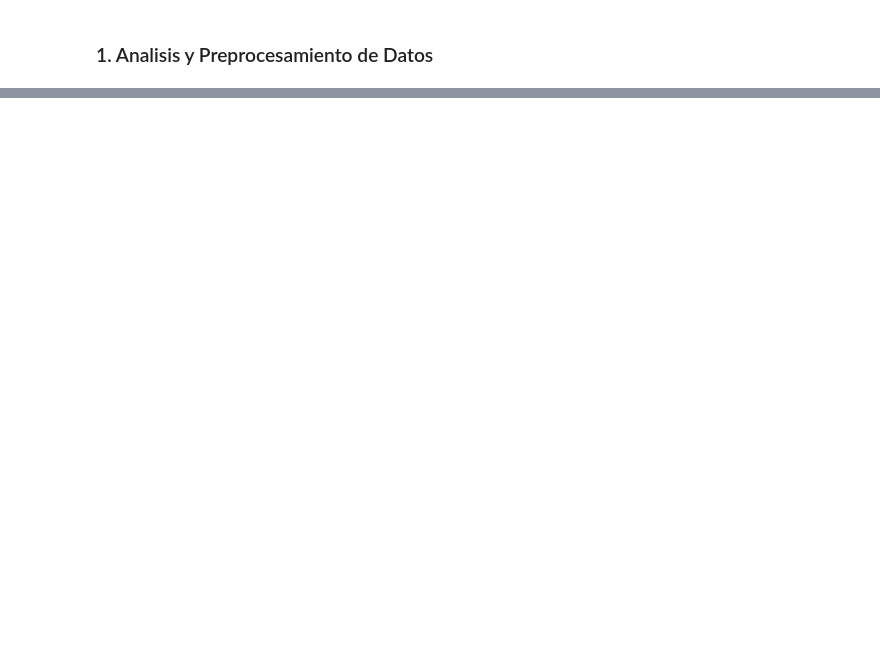
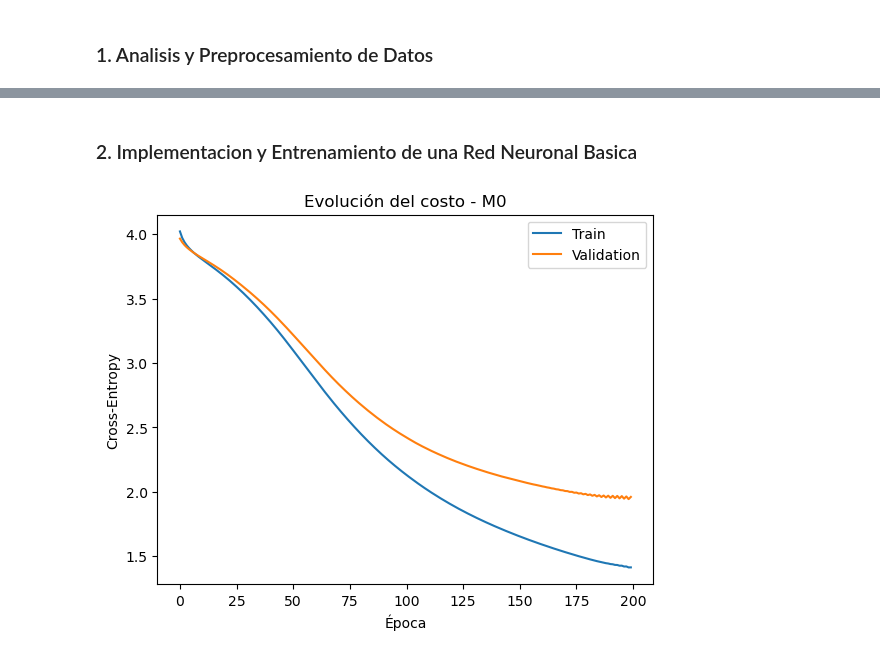
Before and after one commit to sofiyabo/Handwritten_Character_Classification_With_Neural_Networks, a Jupyter notebook: notebooks/Entrega_TP3.ipynb, the cells around one changed output, grey strips where cells are left out. Drawn from its saved outputs; the diff is of its cells as text; code cells hidden in the pictures; blank space fills up the shorter version.

```diff
--- a/notebooks/Entrega_TP3.ipynb
+++ b/notebooks/Entrega_TP3.ipynb
@@ -20,0 +37,6 @@ ModuleNotFoundError: No module named 'models'
+# %%
+#division del dataset y normalizacion
+
+Xtrain, Ytrain, Xval, Yval, Xtest, Ytest = data.initial_split(Ximg, Yimg)
+
+Xtrain, Xval, Xtest = prep.normalization(Xtrain, Xval, Xtest)
@@ -20,0 +61,15 @@ ModuleNotFoundError: No module named 'models'
+# %% [markdown]
+### 2. Implementacion y Entrenamiento de una Red Neuronal Basica
+# %%
+m0 = mdls.MLP([784, 128, 64, 49])
+train_costs, val_costs = m0.fit(Xtrain, Ytrain, Xval, Yval, 200, 0.1)
+
+plt.plot(train_costs, label='Train')
+plt.plot(val_costs, label='Validation')
+plt.xlabel('Época')
+plt.ylabel('Cross-Entropy')
+plt.title('Evolución del costo - M0')
+plt.legend()
+plt.show()
+# %% [output]
+[figure, added]
```
Also changed, not shown: parts of 5 cells of this notebook, 7 other files.
